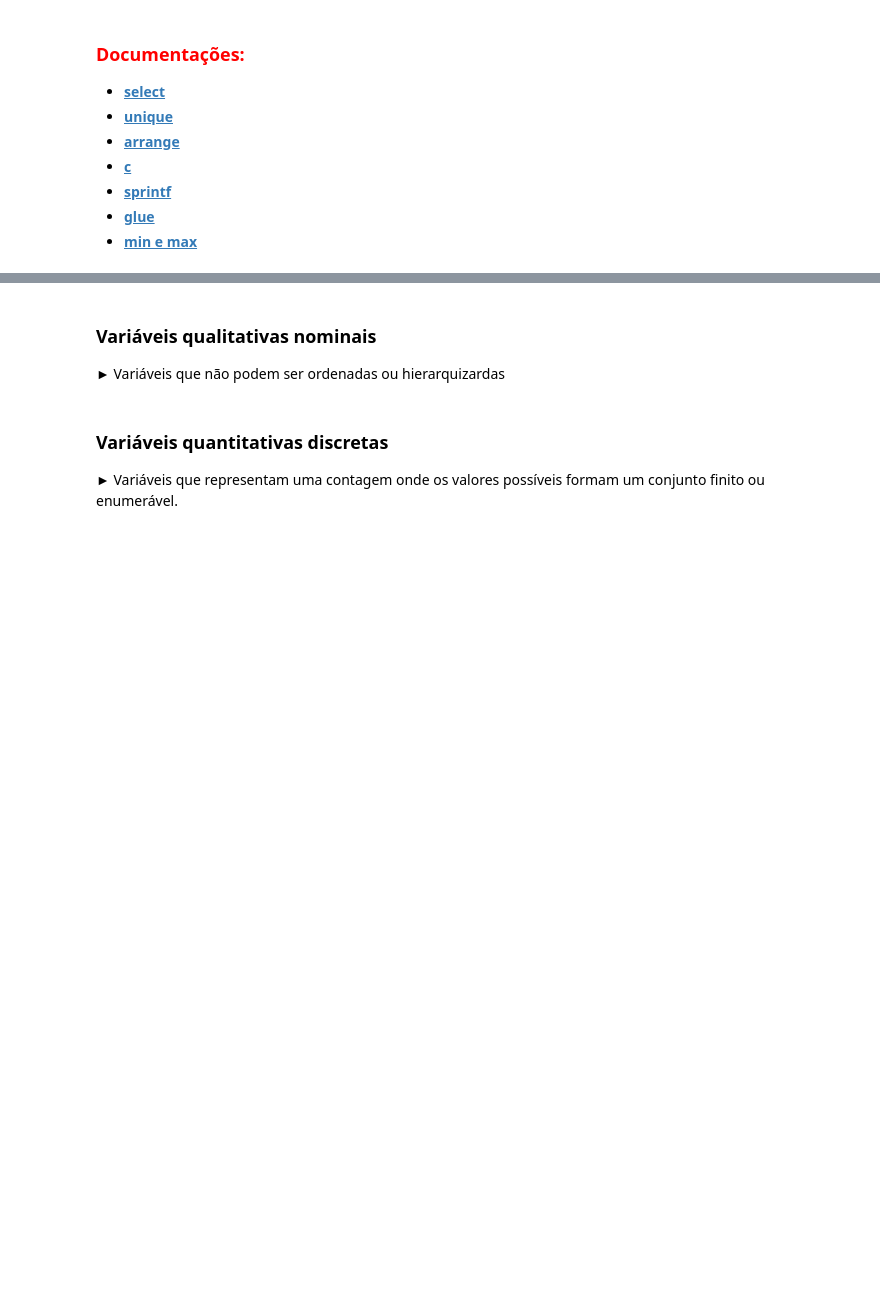
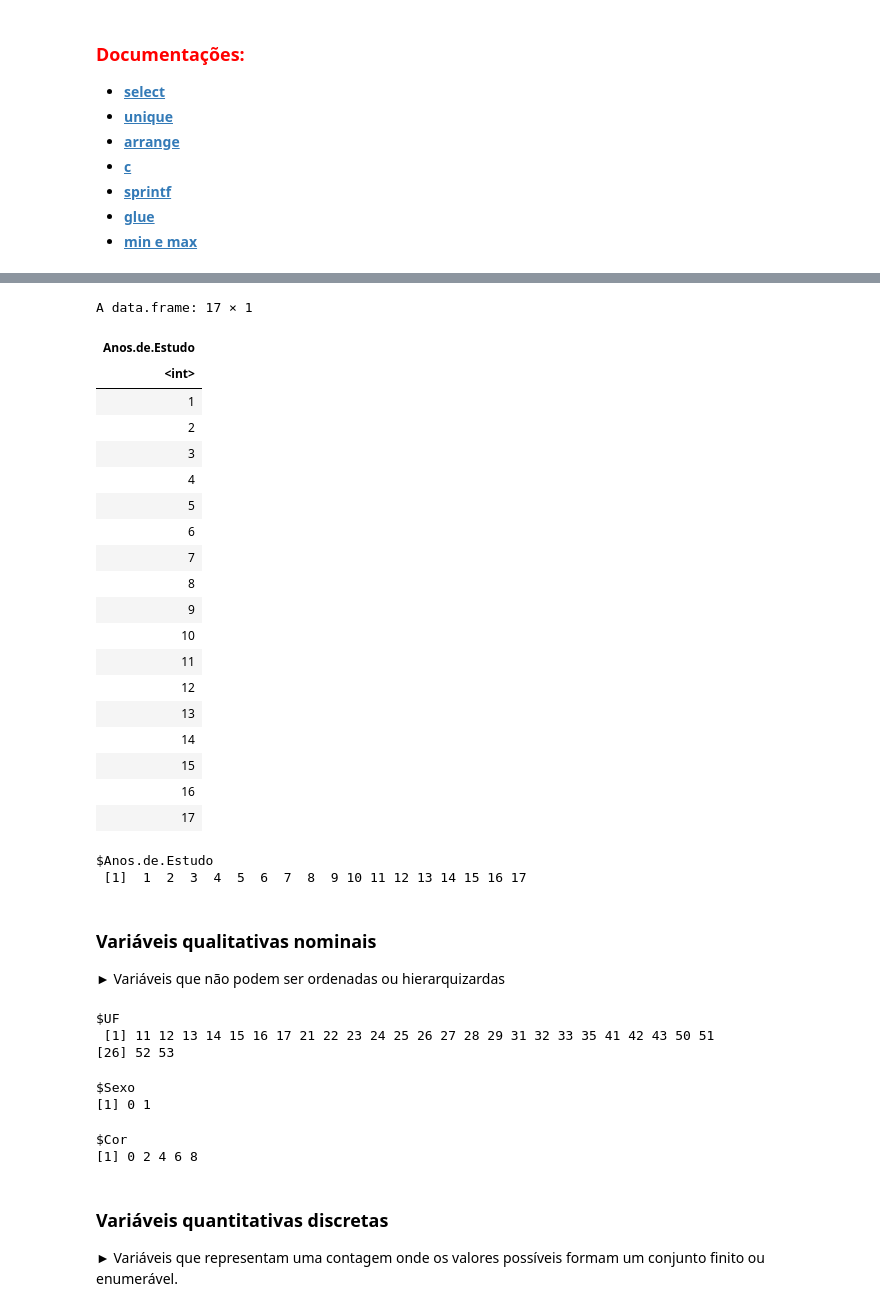
Before and after one commit to HelmutMadeiro/EstatisticaComR, a Jupyter notebook: Curso_de_Estatística_Parte_1.ipynb, the cells around one changed output, grey strips where cells are left out. Saved outputs shown, nothing was run; the diff lists cells and outputs as text; code cells hidden in the pictures; blank space fills up the shorter version.

```diff
--- a/Curso_de_Estatística_Parte_1.ipynb
+++ b/Curso_de_Estatística_Parte_1.ipynb
@@ -230,7 +275,52 @@ A data.frame: 5 × 7
+# %%
+arrange(unique(select(dados,Anos.de.Estudo)),Anos.de.Estudo)
+# %% [output]
+A data.frame: 17 × 1
+| Anos.de.Estudo |
+| <int> |
+| 1 |
+| 2 |
+| 3 |
+| 4 |
+| 5 |
+| 6 |
+| 7 |
+| 8 |
+| 9 |
+| 10 |
+| 11 |
+| 12 |
+| 13 |
+| 14 |
+| 15 |
+| 16 |
+| 17 |
+# %%
+#Variáveis que podem ser ordenadas ou hierarquizardas
+c(arrange(unique(select(dados,Anos.de.Estudo)),Anos.de.Estudo))
+# %% [output]
+$Anos.de.Estudo
+ [1]  1  2  3  4  5  6  7  8  9 10 11 12 13 14 15 16 17
 # %% [markdown]
 ### Variáveis qualitativas nominais
 
 ► Variáveis que não podem ser ordenadas ou hierarquizardas
+# %%
+c(arrange(unique(select(dados,UF)),UF))
+# %% [output]
+$UF
+ [1] 11 12 13 14 15 16 17 21 22 23 24 25 26 27 28 29 31 32 33 35 41 42 43 50 51
+[26] 52 53
+# %%
+c(arrange(unique(select(dados,Sexo)),Sexo))
+# %% [output]
+$Sexo
+[1] 0 1
+# %%
+c(arrange(unique(select(dados,Cor)),Cor))
+# %% [output]
+$Cor
+[1] 0 2 4 6 8
 # %% [markdown]
 ### Variáveis quantitativas discretas
 
```
Also changed, not shown: parts of 9 cells of this notebook.
